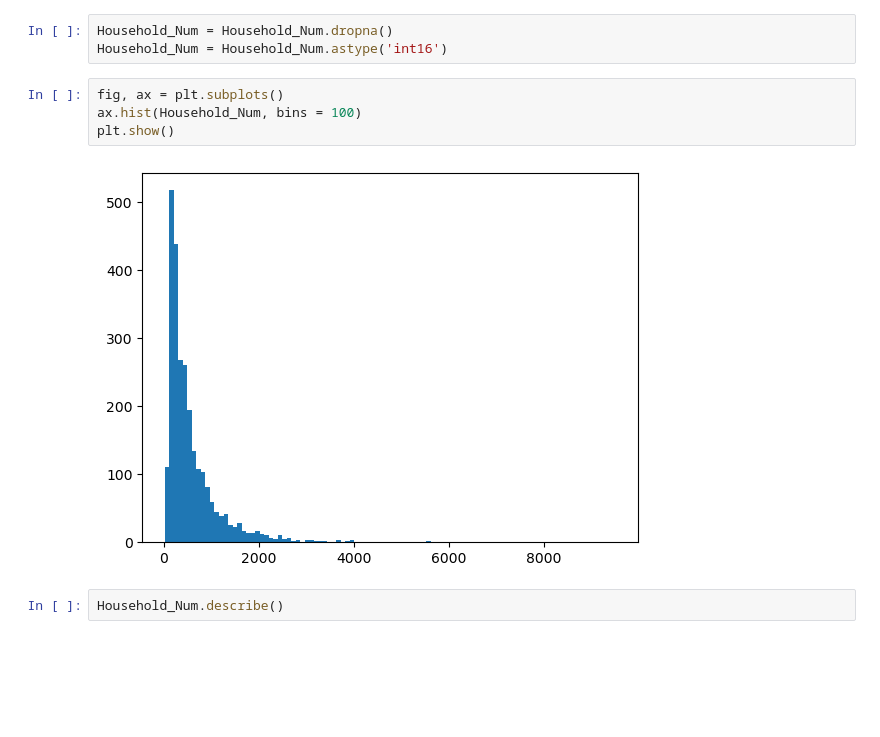
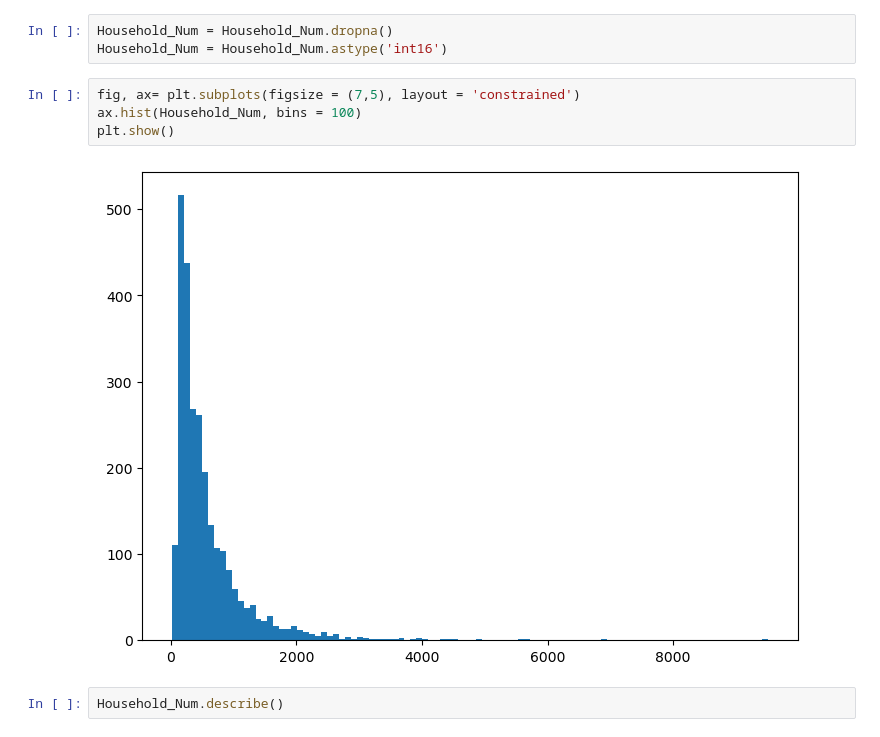
Before and after one commit to haemilia/MolitContest, a Jupyter notebook: Data_Analysis/EDA_Seoul.ipynb, the cells around one changed output. Saved outputs shown, nothing was run; the diff lists cells and outputs as text; blank space fills up the shorter version.

```diff
--- a/Data_Analysis/EDA_Seoul.ipynb
+++ b/Data_Analysis/EDA_Seoul.ipynb
@@ -122,11 +144,11 @@ Name: Household_Num, Length: 2628, dtype: float64
 Household_Num = Household_Num.dropna()
 Household_Num = Household_Num.astype('int16')
 # %%
-fig, ax = plt.subplots()
+fig, ax= plt.subplots(figsize = (7,5), layout = 'constrained')
 ax.hist(Household_Num, bins = 100)
 plt.show()
 # %% [output]
-[figure, old version]
+[figure, new version]
 # %%
 Household_Num.describe()
 # %% [output]
```
Also changed, not shown: parts of 10 cells of this notebook.
